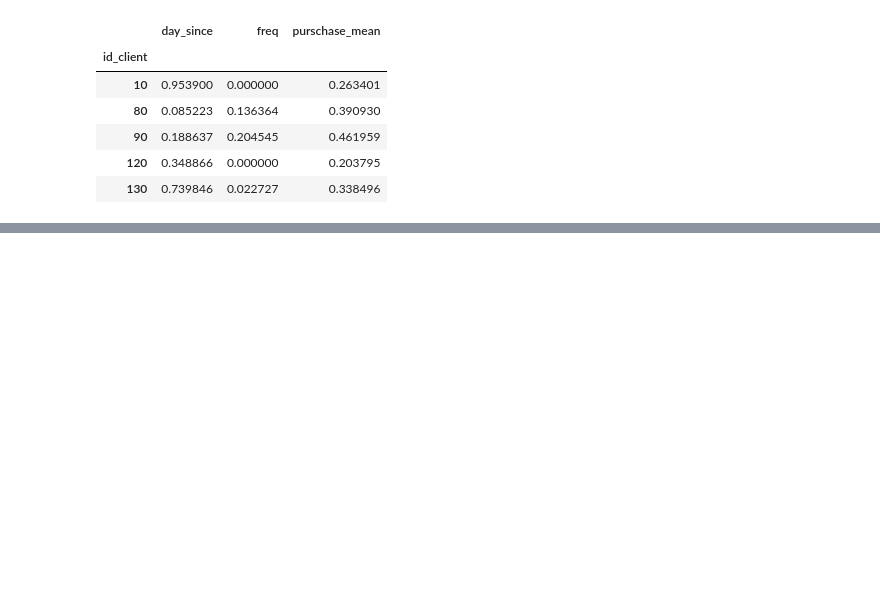
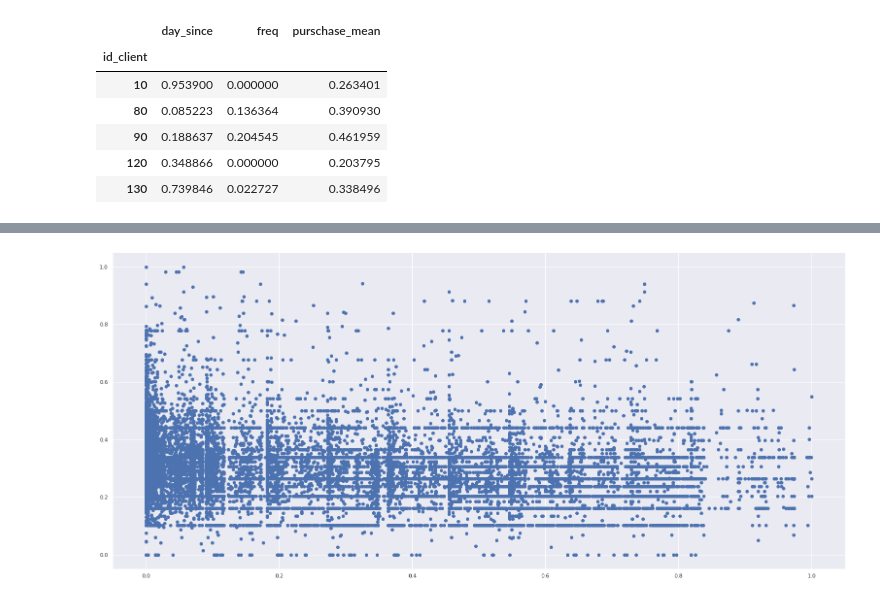
Before and after one commit to franciscofijamo/marketing_anaytics_01, a Jupyter notebook: marketing_analytics_01.ipynb, the cells around one changed output, grey strips where cells are left out. Saved outputs shown, nothing was run; the diff lists cells and outputs as text; code cells hidden in the pictures; blank space fills up the shorter version.

```diff
--- a/marketing_analytics_01.ipynb
+++ b/marketing_analytics_01.ipynb
@@ -260,0 +275,4 @@ df2_sc.head()
+# %%
+plt.scatter( df2_sc.day_since, df2_sc.purschase_mean );
+# %% [output]
+[figure, added]
```
Also changed, not shown: parts of 7 cells of this notebook.
